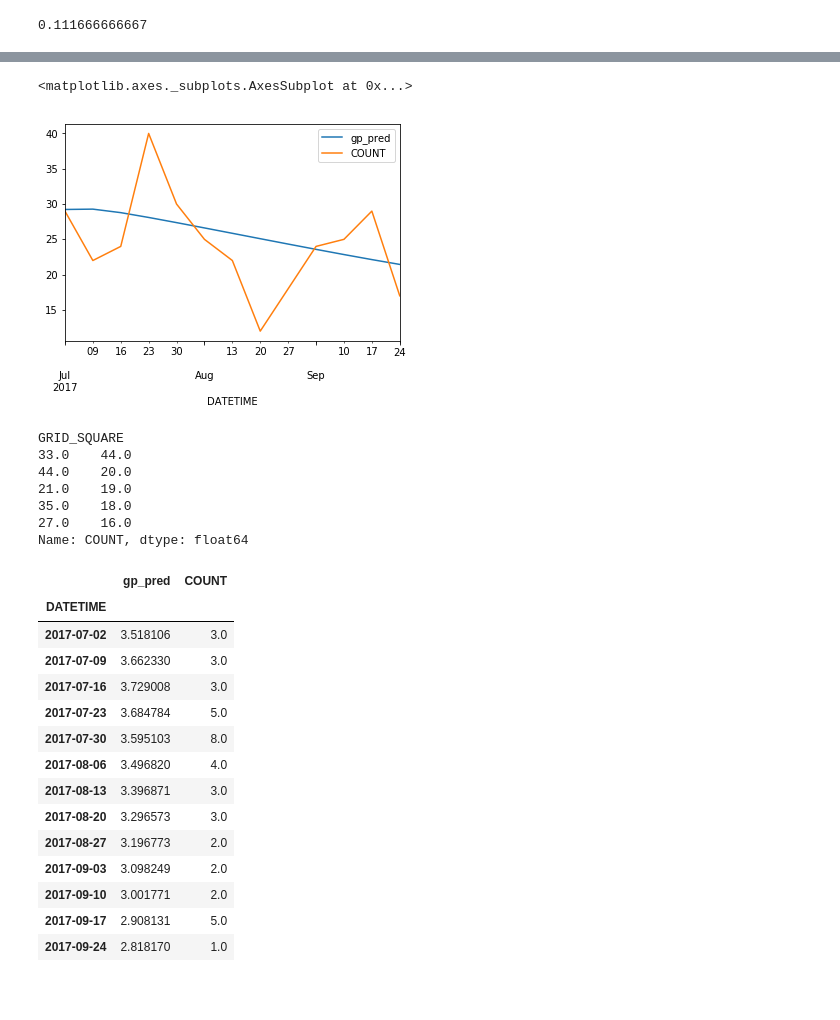
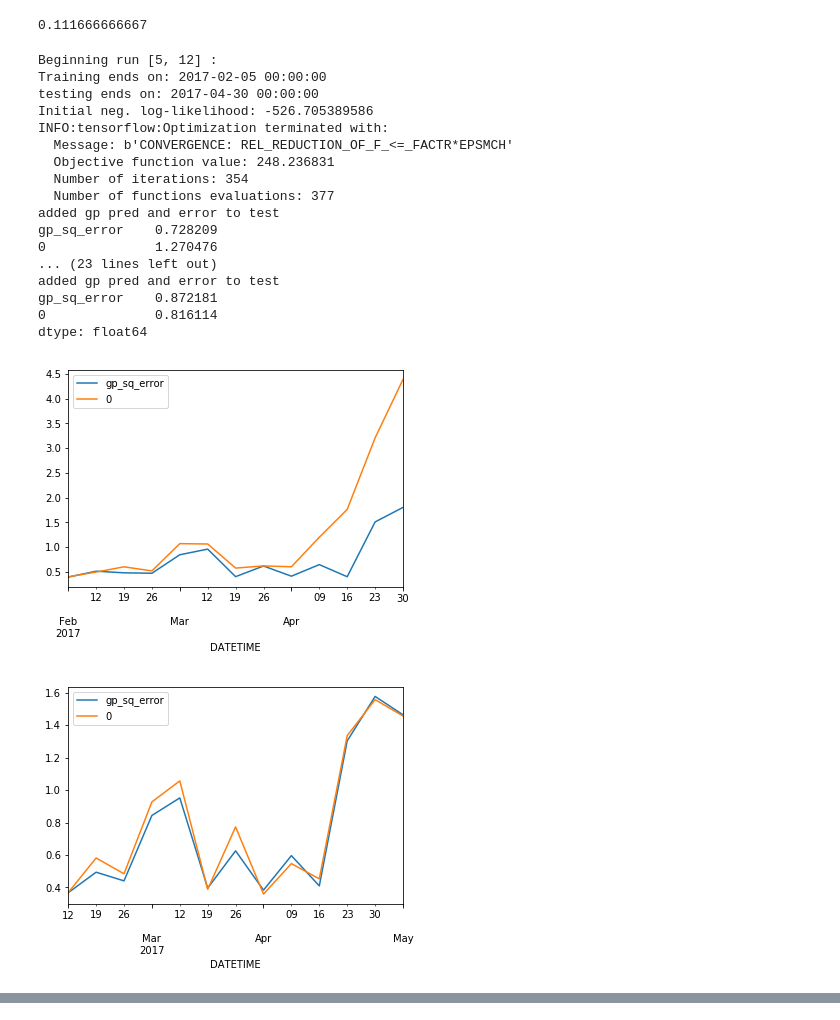
Before and after one commit to sar2160/GP, a Jupyter notebook: Model_Fit_V2.ipynb, the cells around one changed output, grey strips where cells are left out. Saved outputs shown, nothing was run; the diff lists cells and outputs as text; code cells hidden in the pictures; blank space fills up the shorter version.

```diff
--- a/Model_Fit_V2.ipynb
+++ b/Model_Fit_V2.ipynb
@@ -31,32 +22,53 @@ search_periods = [
+# %%
+search_periods = [
+                 [5,12],
+                 [6,12],
+                 [8,12]]
 # %%
-import sys
-with open('log_optimal_forecasting_period', 'w') as f:
-    sys.stdout = f
-
 for i, s in enumerate(search_periods):
 
 
 
-    print('Beginning run {} : '.format(str(i)))
+    print('Beginning run {} : '.format(str(s)))
     #print('{} periods for training \n').format(s[0])
     #print('{} periods for testing \n').format(s[1])
 
     data_dict = u.preprocess(data, start_date= '2017/01/01', training_end_date= s[0], \
                                                            testing_end_date=s[1])
 
     m = Poisson_Model(data_dict['X_train'],data_dict['y_train'],use_priors=True, e_s= e_s, period = 52)
     m.compile()
     opt = gpflow.train.ScipyOptimizer()
-    print(m.compute_log_likelihood())
-    opt.minimize(m, maxiter = 500)
+    print('Initial neg. log-likelihood: {}'.format(str(m.compute_log_likelihood())))
+    opt.minimize(m, maxiter = 1000)
 
     u.pred_GP(m,data_dict)
 
     test = data_dict['test']
 
     gp = test.groupby('DATETIME')['gp_sq_error'].mean() #/ test.GRID_SQUARE.max()
     ar = u.run_AR(data_dict)
     summary = pd.concat([gp,ar],axis=1)
     summary.plot()
 
     print(summary.mean())
+# %% [output]
+Beginning run [5, 12] :
+Training ends on: 2017-02-05 00:00:00
+testing ends on: 2017-04-30 00:00:00
+Initial neg. log-likelihood: -526.705389586
+INFO:tensorflow:Optimization terminated with:
+  Message: b'CONVERGENCE: REL_REDUCTION_OF_F_<=_FACTR*EPSMCH'
+  Objective function value: 248.236831
+  Number of iterations: 354
+  Number of functions evaluations: 377
+added gp pred and error to test
+gp_sq_error    0.728209
+0              1.270476
+... (23 lines left out)
+added gp pred and error to test
+gp_sq_error    0.872181
+0              0.816114
+dtype: float64
+[figure, added]
+[figure, added]
@@ -63,33 +76,6 @@ for i, s in enumerate(search_periods):
 # %%
 test.groupby('DATETIME')[['gp_pred','COUNT']].sum().plot()
-# %% [output]
-<matplotlib.axes._subplots.AxesSubplot at 0x...>
-[figure, removed]
 # %%
 test.groupby('GRID_SQUARE')['COUNT'].sum().sort_values(ascending = False).head()
-# %% [output]
-GRID_SQUARE
-33.0    44.0
-44.0    20.0
-21.0    19.0
-35.0    18.0
-27.0    16.0
-Name: COUNT, dtype: float64
 # %%
 test[test.GRID_SQUARE == 33][['gp_pred','COUNT']]
-# %% [output]
-|  | gp_pred | COUNT |
-| DATETIME |  |  |
-| 2017-07-02 | 3.518106 | 3.0 |
-| 2017-07-09 | 3.662330 | 3.0 |
-| 2017-07-16 | 3.729008 | 3.0 |
-| 2017-07-23 | 3.684784 | 5.0 |
-| 2017-07-30 | 3.595103 | 8.0 |
-| 2017-08-06 | 3.496820 | 4.0 |
-| 2017-08-13 | 3.396871 | 3.0 |
-| 2017-08-20 | 3.296573 | 3.0 |
-| 2017-08-27 | 3.196773 | 2.0 |
-| 2017-09-03 | 3.098249 | 2.0 |
-| 2017-09-10 | 3.001771 | 2.0 |
-| 2017-09-17 | 2.908131 | 5.0 |
-| 2017-09-24 | 2.818170 | 1.0 |
```
Also changed, not shown: parts of 4 cells of this notebook, 2 other files.
